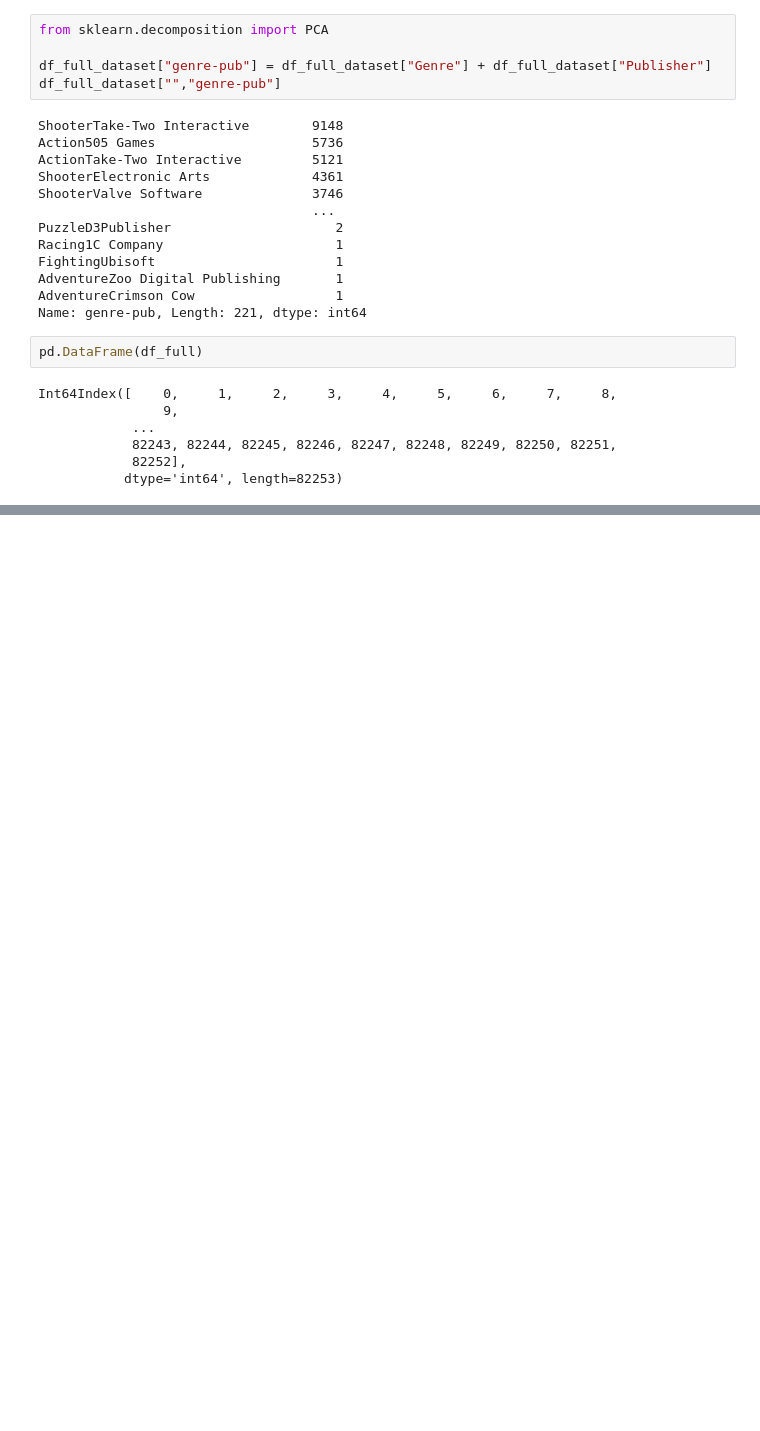
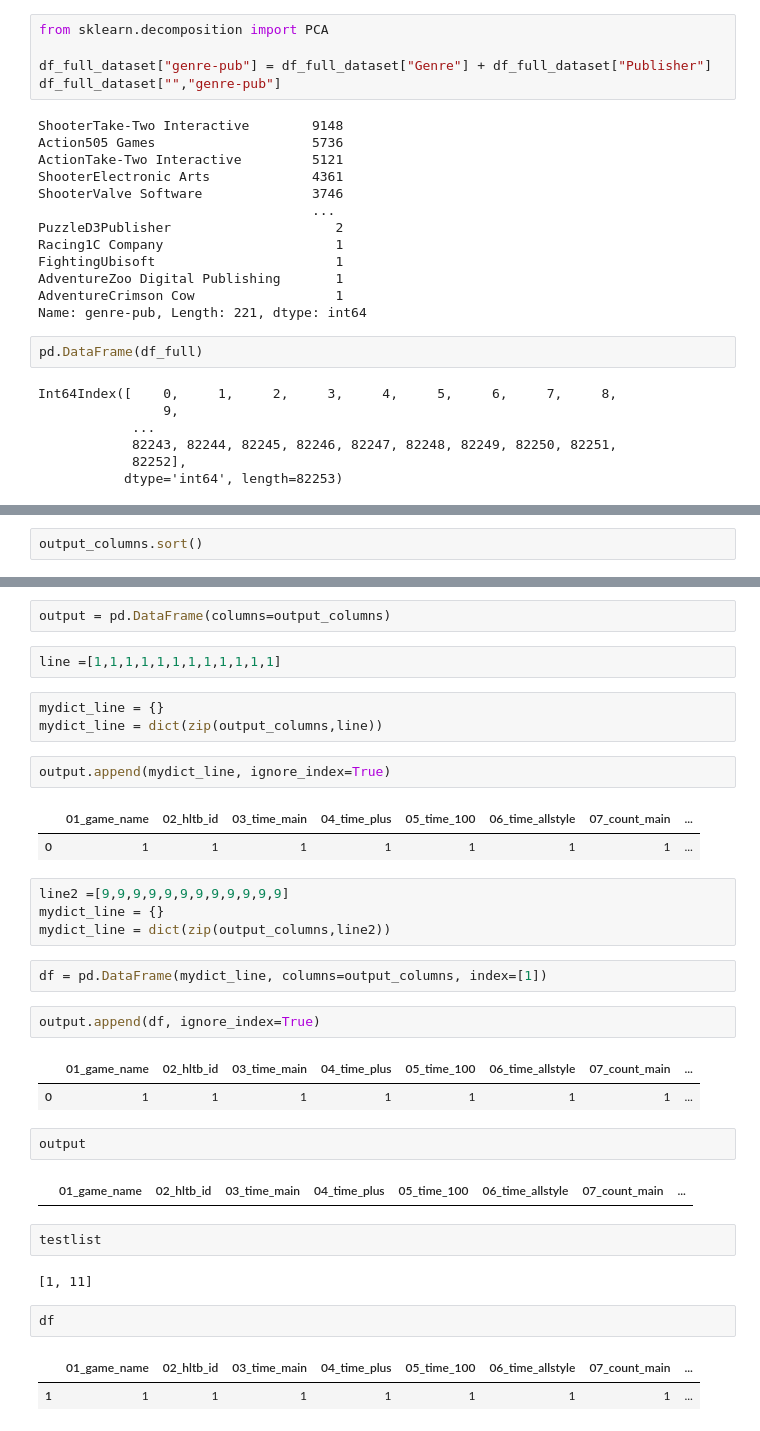
Before and after one commit to Ichak21/Equipe3_Scale_Game, a Jupyter notebook: ichak_notebook/pre_processing_exploratoire.ipynb, the cells around one changed output, grey strips where cells are left out. Drawn from its saved outputs; the diff is of its cells as text; blank space fills up the shorter version.

```diff
--- a/ichak_notebook/pre_processing_exploratoire.ipynb
+++ b/ichak_notebook/pre_processing_exploratoire.ipynb
@@ -116,0 +296,2 @@ Int64Index([    0,     1,     2,     3,     4,     5,     6,     7,     8,
+# %%
+output_columns.sort()
@@ -116,0 +313,36 @@ Int64Index([    0,     1,     2,     3,     4,     5,     6,     7,     8,
+# %%
+output = pd.DataFrame(columns=output_columns)
+# %%
+line =[1,1,1,1,1,1,1,1,1,1,1,1]
+# %%
+mydict_line = {}
+mydict_line = dict(zip(output_columns,line))
+# %%
+output.append(mydict_line, ignore_index=True)
+# %% [output]
+|  | 01_game_name | 02_hltb_id | 03_time_main | 04_time_plus | 05_time_100 | 06_time_allstyle | 07_count_main | ... |
+| 0 | 1 | 1 | 1 | 1 | 1 | 1 | 1 | ... |
+# %%
+line2 =[9,9,9,9,9,9,9,9,9,9,9,9]
+mydict_line = {}
+mydict_line = dict(zip(output_columns,line2))
+# %%
+df = pd.DataFrame(mydict_line, columns=output_columns, index=[1])
+# %%
+output.append(df, ignore_index=True)
+# %% [output]
+|  | 01_game_name | 02_hltb_id | 03_time_main | 04_time_plus | 05_time_100 | 06_time_allstyle | 07_count_main | ... |
+| 0 | 1 | 1 | 1 | 1 | 1 | 1 | 1 | ... |
+# %%
+output
+# %% [output]
+|  | 01_game_name | 02_hltb_id | 03_time_main | 04_time_plus | 05_time_100 | 06_time_allstyle | 07_count_main | ... |
+# %%
+testlist
+# %% [output]
+[1, 11]
+# %%
+df
+# %% [output]
+|  | 01_game_name | 02_hltb_id | 03_time_main | 04_time_plus | 05_time_100 | 06_time_allstyle | 07_count_main | ... |
+| 1 | 1 | 1 | 1 | 1 | 1 | 1 | 1 | ... |
```
Also changed, not shown: parts of 31 cells of this notebook, 8 other files.
